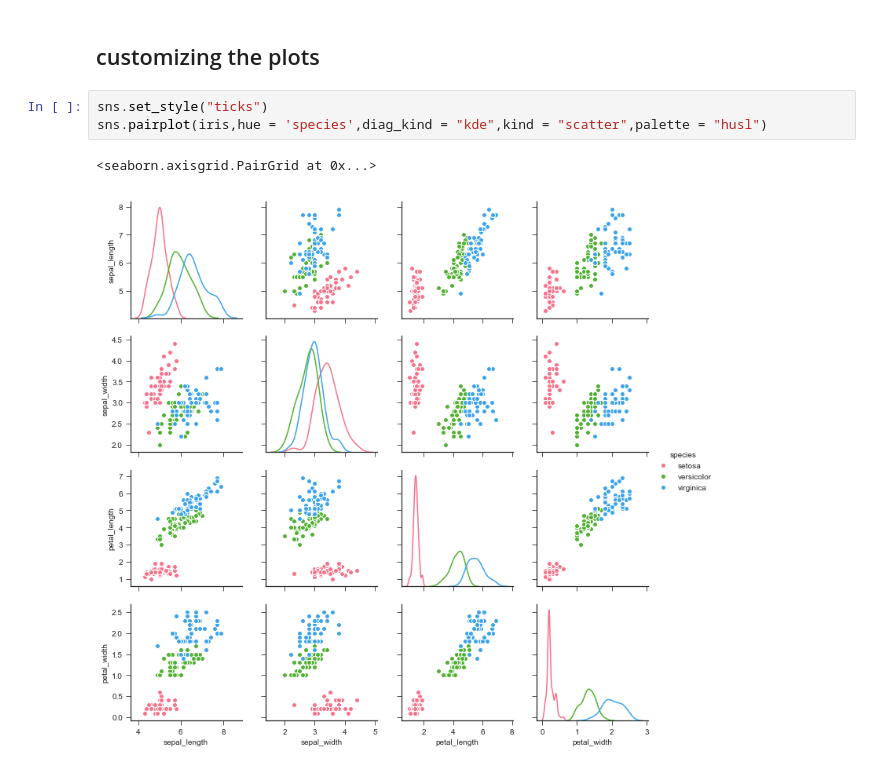
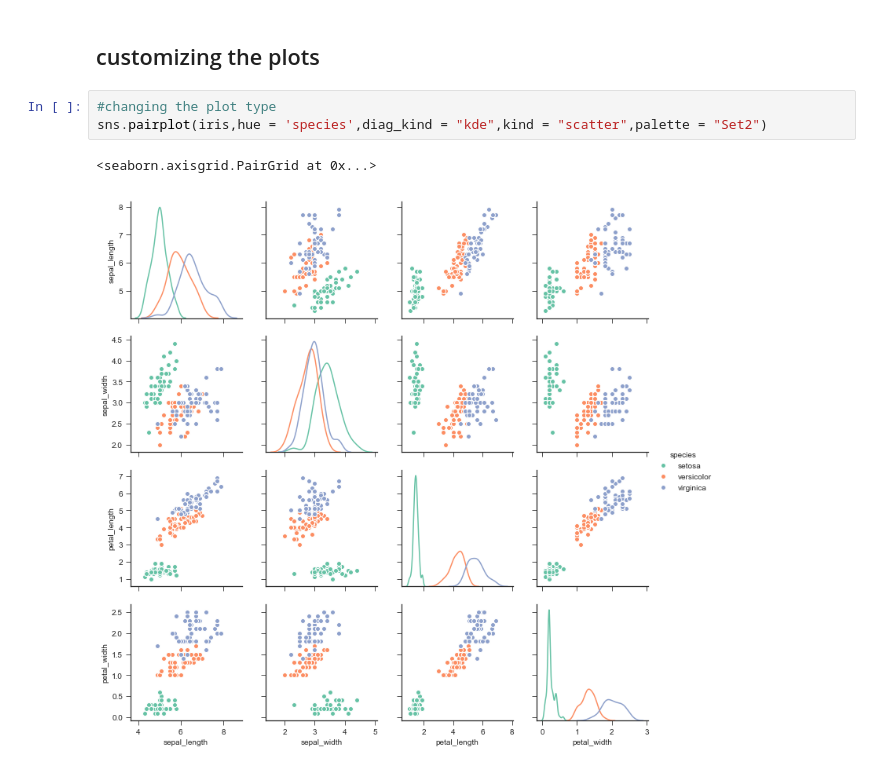
Before and after one commit to sangee1301/pairplot_iris, a Jupyter notebook: pairplor_irisdata.ipynb, the cells around one changed output. Cells and saved outputs as stored; diff of their text form.

```diff
--- a/pairplor_irisdata.ipynb
+++ b/pairplor_irisdata.ipynb
@@ -25,9 +45,9 @@ sns.pairplot(df, hue="species")
 # %% [markdown]
 ## customizing the plots
 # %%
-sns.set_style("ticks")
-sns.pairplot(iris,hue = 'species',diag_kind = "kde",kind = "scatter",palette = "husl")
+#changing the plot type
+sns.pairplot(iris,hue = 'species',diag_kind = "kde",kind = "scatter",palette = "Set2")
 # %% [output]
 <seaborn.axisgrid.PairGrid at 0x...>
-[figure, old version]
+[figure, new version]
 # %%
```
Also changed, not shown: parts of 14 cells of this notebook.
